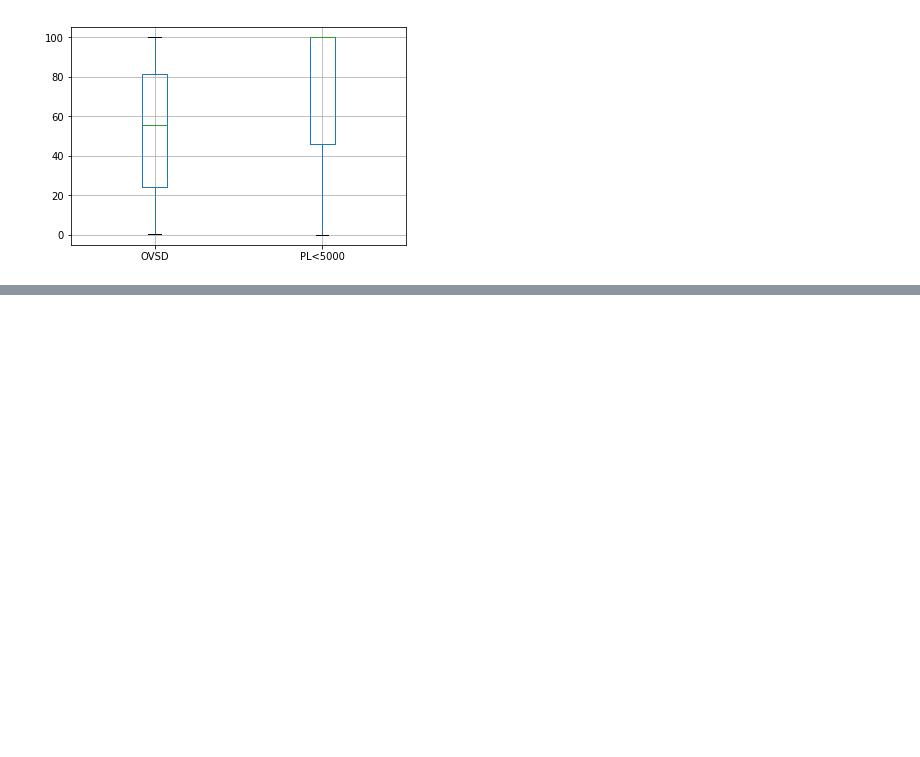
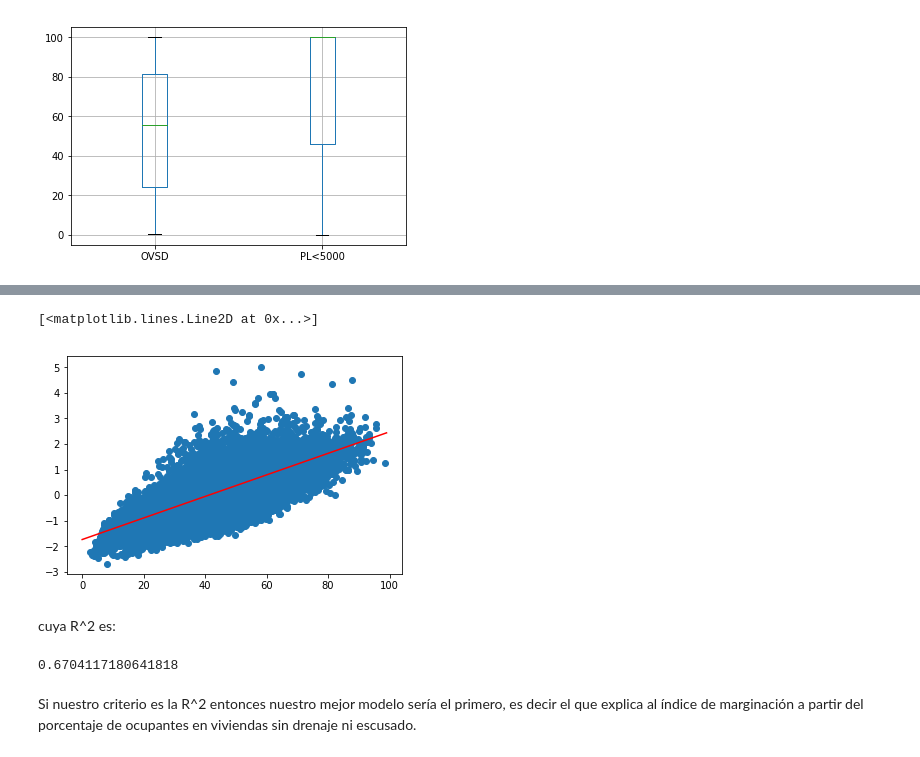
Before and after one commit to jeroaranda/aplicada3, a Jupyter notebook: marginacion.ipynb, the cells around one changed output, grey strips where cells are left out. Drawn from its saved outputs; the diff is of its cells as text; code cells hidden in the pictures; blank space fills up the shorter version.

```diff
--- a/marginacion.ipynb
+++ b/marginacion.ipynb
@@ -124,0 +199,22 @@ df_sample.boxplot(column=['OVSD','PL<5000'])
+# %%
+plt.scatter(x=df['SPRIM'],y=df['IM'])
+df1=df[['SPRIM','IM']].dropna()
+X=np.array([df1['SPRIM']])
+y=df1['IM'].values
+lm = linear_model.LinearRegression()
+model = lm.fit(X.T,y)
+x=range(100)
+Y=model.predict(np.array([x]).T)
+
+plt.plot(x,Y,color='red')
+# %% [output]
+[<matplotlib.lines.Line2D at 0x...>]
+[figure, added]
+# %% [markdown]
+cuya R^2 es:
+# %%
+print(lm.score(X.T,y))
+# %% [output]
+0.6704117180641818
+# %% [markdown]
+Si nuestro criterio es la R^2 entonces nuestro mejor modelo sería el primero, es decir el que explica al índice de marginación a partir del porcentaje de ocupantes en viviendas sin drenaje ni escusado.
```
Also changed, not shown: parts of 14 cells of this notebook, 2 other files.
